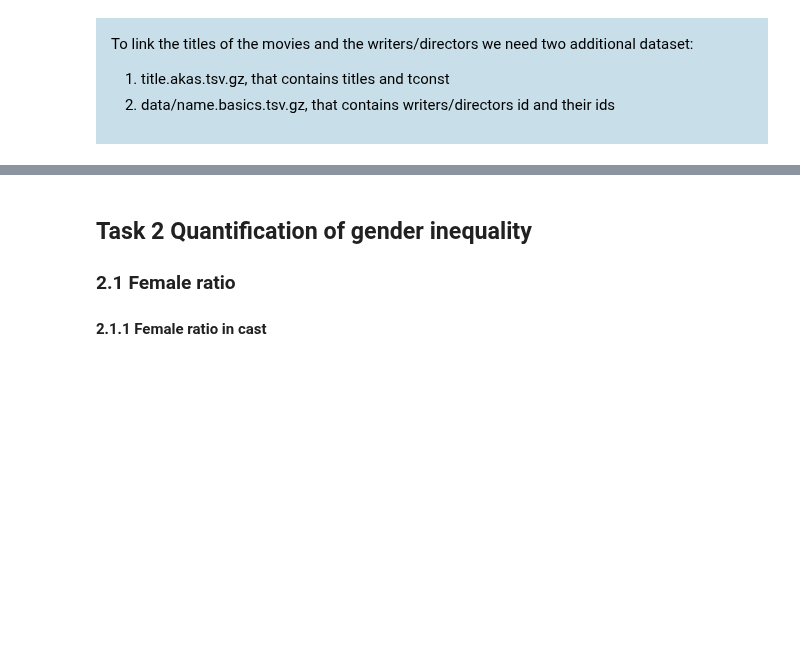
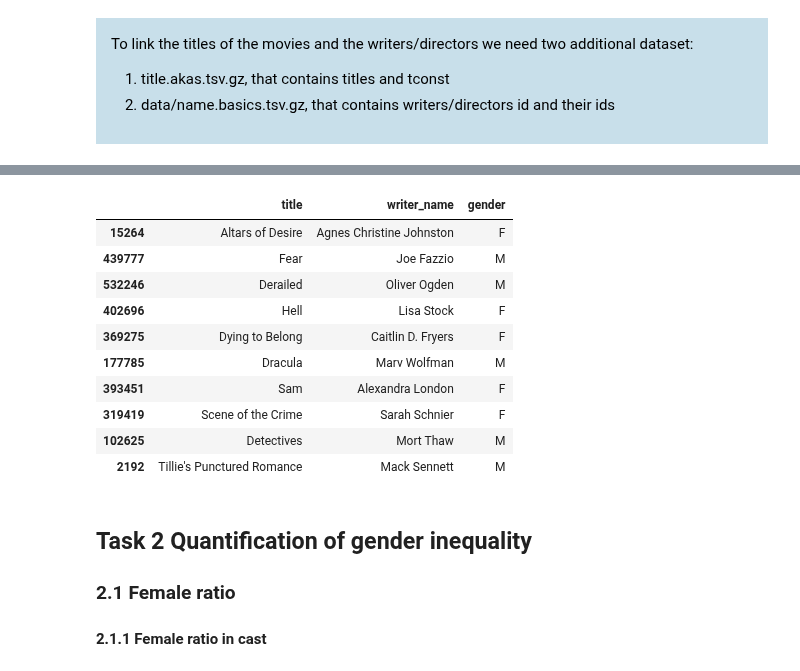
Before and after one commit to epfl-ada/ada-2022-project-yiyisoda, a Jupyter notebook: milestone_2.ipynb, the cells around one changed output, grey strips where cells are left out. Drawn from its saved outputs; the diff is of its cells as text; code cells hidden in the pictures; blank space fills up the shorter version.

```diff
--- a/milestone_2.ipynb
+++ b/milestone_2.ipynb
@@ -292,3 +525,17 @@ writers.head()
+# %%
+writers.sample(10)
+# %% [output]
+|  | title | writer_name | gender |
+| 15264 | Altars of Desire | Agnes Christine Johnston | F |
+| 439777 | Fear | Joe Fazzio | M |
+| 532246 | Derailed | Oliver Ogden | M |
+| 402696 | Hell | Lisa Stock | F |
+| 369275 | Dying to Belong | Caitlin D. Fryers | F |
+| 177785 | Dracula | Marv Wolfman | M |
+| 393451 | Sam | Alexandra London | F |
+| 319419 | Scene of the Crime | Sarah Schnier | F |
+| 102625 | Detectives | Mort Thaw | M |
+| 2192 | Tillie's Punctured Romance | Mack Sennett | M |
 # %% [markdown]
 ## Task 2 Quantification of gender inequality
 
```
Also changed, not shown: parts of 49 cells of this notebook.
